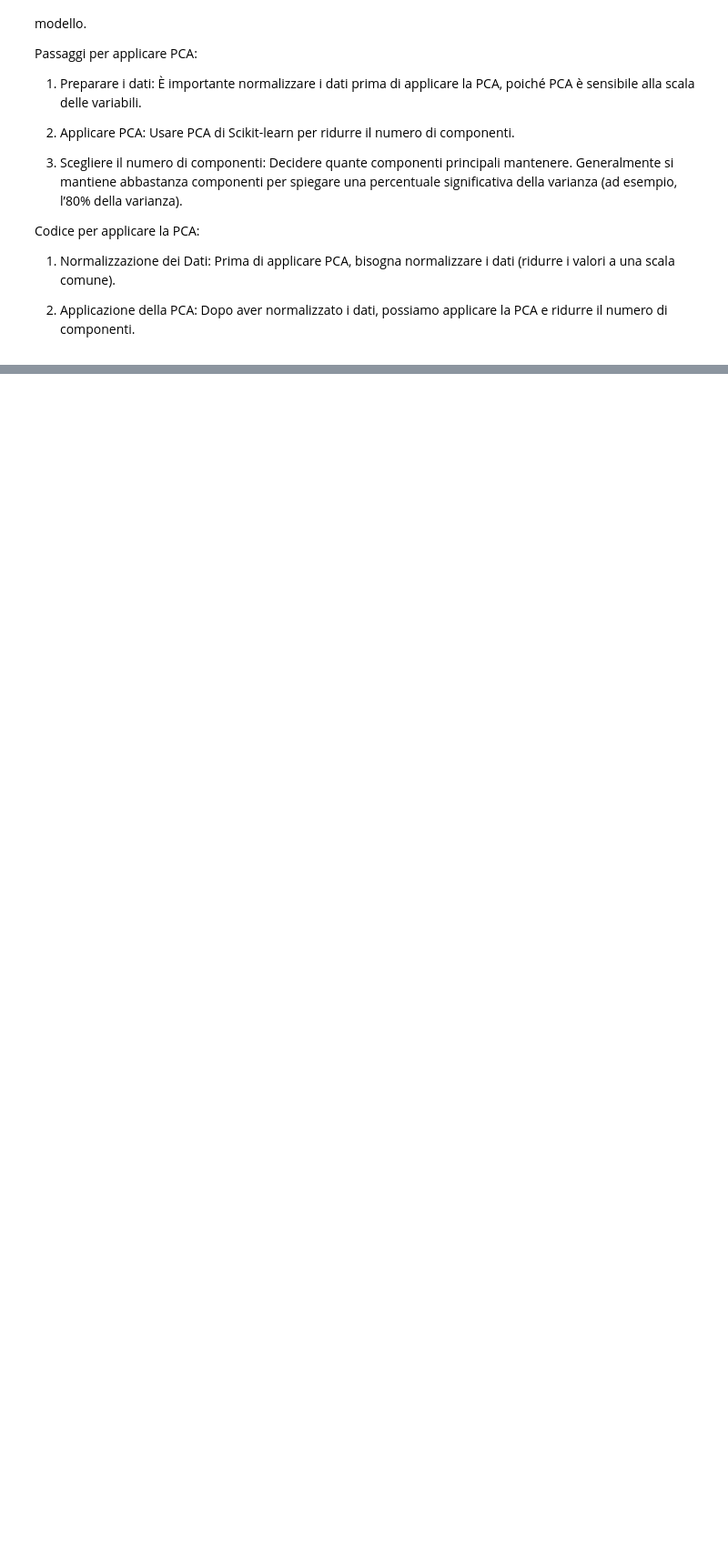
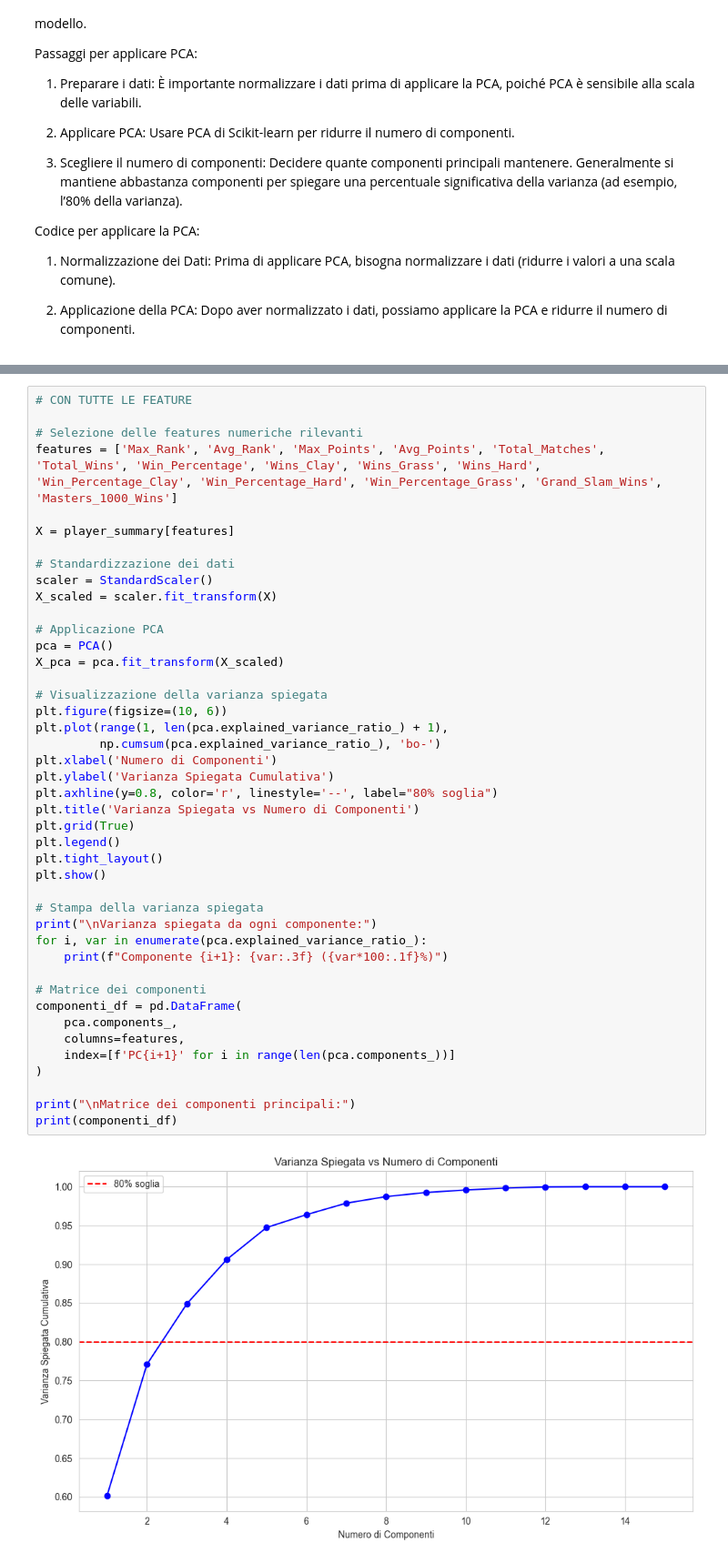
Before and after one commit to enricopierga/DataScience_2024-2025_Projects, a Jupyter notebook: Clustering/final.ipynb, the cells around one changed output, grey strips where cells are left out. Shown at 91% size. Drawn from its saved outputs; the diff is of its cells as text; blank space fills up the shorter version.

```diff
--- a/Clustering/final.ipynb
+++ b/Clustering/final.ipynb
@@ -648,0 +705,45 @@ AttributeError: module 'kmeans' has no attribute 'normalize_df'
+# %%
+# CON TUTTE LE FEATURE
+
+# Selezione delle features numeriche rilevanti
+features = ['Max_Rank', 'Avg_Rank', 'Max_Points', 'Avg_Points', 'Total_Matches', 'Total_Wins', 'Win_Percentage', 'Wins_Clay', 'Wins_Grass', 'Wins_Hard', 'Win_Percentage_Clay', 'Win_Percentage_Hard', 'Win_Percentage_Grass', 'Grand_Slam_Wins', 'Masters_1000_Wins']
+
+X = player_summary[features]
+
+# Standardizzazione dei dati
+scaler = StandardScaler()
+X_scaled = scaler.fit_transform(X)
+
+# Applicazione PCA
+pca = PCA()
+X_pca = pca.fit_transform(X_scaled)
+
+# Visualizzazione della varianza spiegata
+plt.figure(figsize=(10, 6))
+plt.plot(range(1, len(pca.explained_variance_ratio_) + 1),
+         np.cumsum(pca.explained_variance_ratio_), 'bo-')
+plt.xlabel('Numero di Componenti')
+plt.ylabel('Varianza Spiegata Cumulativa')
+plt.axhline(y=0.8, color='r', linestyle='--', label="80% soglia")
+plt.title('Varianza Spiegata vs Numero di Componenti')
+plt.grid(True)
+plt.legend()
+plt.tight_layout()
+plt.show()
+
+# Stampa della varianza spiegata
+print("\nVarianza spiegata da ogni componente:")
+for i, var in enumerate(pca.explained_variance_ratio_):
+    print(f"Componente {i+1}: {var:.3f} ({var*100:.1f}%)")
+
+# Matrice dei componenti
+componenti_df = pd.DataFrame(
+    pca.components_,
+    columns=features,
+    index=[f'PC{i+1}' for i in range(len(pca.components_))]
+)
+
+print("\nMatrice dei componenti principali:")
+print(componenti_df)
+# %% [output]
+[figure, added]
```
Also changed, not shown: parts of 11 cells of this notebook.
